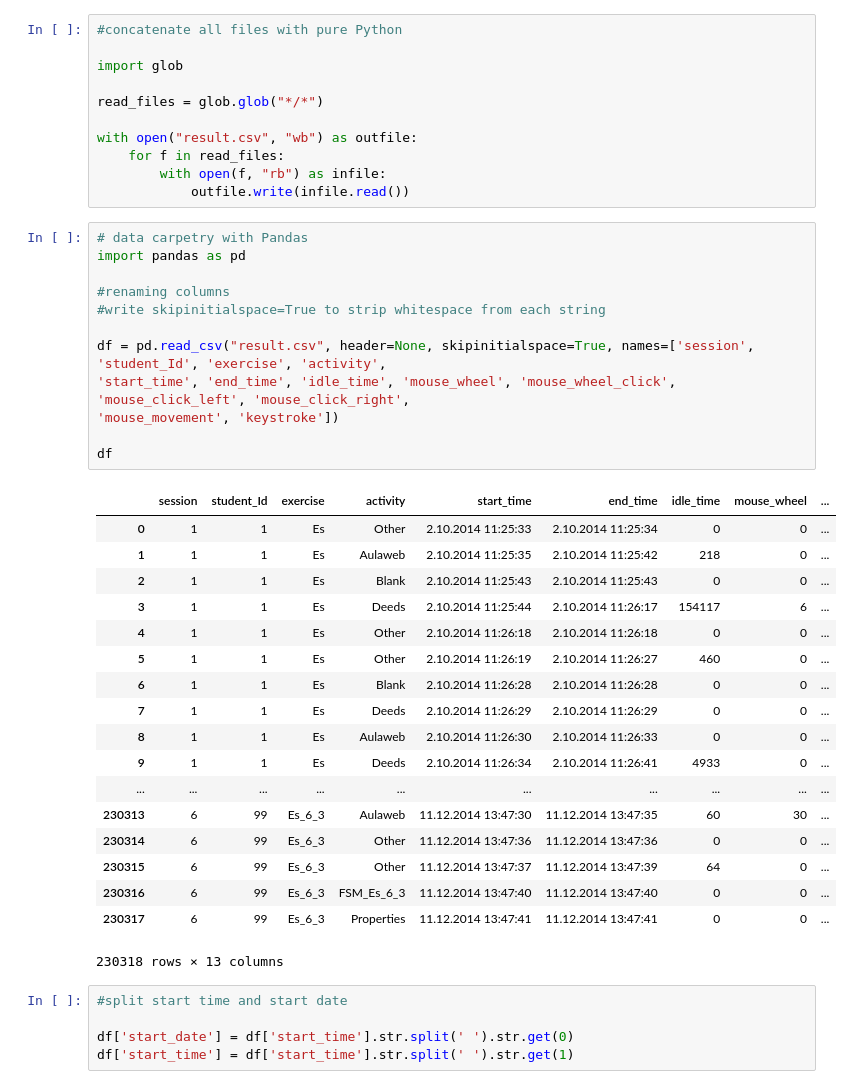
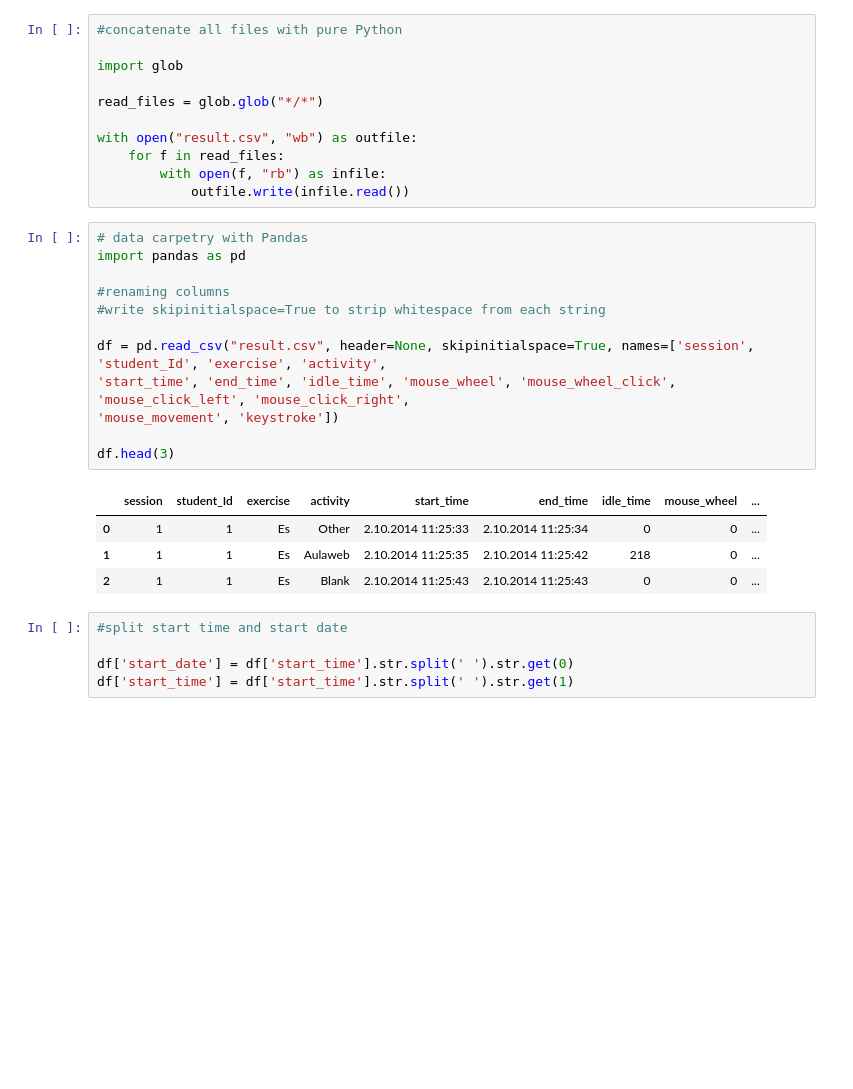
Before and after one commit to yarynam/-Pre-Project-1, a Jupyter notebook: Data_carpentry.ipynb, the cells around one changed output. Drawn from its saved outputs; the diff is of its cells as text; blank space fills up the shorter version.

```diff
--- a/Data_carpentry.ipynb
+++ b/Data_carpentry.ipynb
@@ -12,34 +12,20 @@ with open("result.csv", "wb") as outfile:
 # %%
 # data carpetry with Pandas
 import pandas as pd
 
 #renaming columns
 #write skipinitialspace=True to strip whitespace from each string
 
 df = pd.read_csv("result.csv", header=None, skipinitialspace=True, names=['session', 'student_Id', 'exercise', 'activity',
 'start_time', 'end_time', 'idle_time', 'mouse_wheel', 'mouse_wheel_click', 'mouse_click_left', 'mouse_click_right',
 'mouse_movement', 'keystroke'])
 
-df
+df.head(3)
 # %% [output]
 |  | session | student_Id | exercise | activity | start_time | end_time | idle_time | mouse_wheel | ... |
 | 0 | 1 | 1 | Es | Other | 2.10.2014 11:25:33 | 2.10.2014 11:25:34 | 0 | 0 | ... |
 | 1 | 1 | 1 | Es | Aulaweb | 2.10.2014 11:25:35 | 2.10.2014 11:25:42 | 218 | 0 | ... |
 | 2 | 1 | 1 | Es | Blank | 2.10.2014 11:25:43 | 2.10.2014 11:25:43 | 0 | 0 | ... |
-| 3 | 1 | 1 | Es | Deeds | 2.10.2014 11:25:44 | 2.10.2014 11:26:17 | 154117 | 6 | ... |
-| 4 | 1 | 1 | Es | Other | 2.10.2014 11:26:18 | 2.10.2014 11:26:18 | 0 | 0 | ... |
-| 5 | 1 | 1 | Es | Other | 2.10.2014 11:26:19 | 2.10.2014 11:26:27 | 460 | 0 | ... |
-| 6 | 1 | 1 | Es | Blank | 2.10.2014 11:26:28 | 2.10.2014 11:26:28 | 0 | 0 | ... |
-| 7 | 1 | 1 | Es | Deeds | 2.10.2014 11:26:29 | 2.10.2014 11:26:29 | 0 | 0 | ... |
-| 8 | 1 | 1 | Es | Aulaweb | 2.10.2014 11:26:30 | 2.10.2014 11:26:33 | 0 | 0 | ... |
-| 9 | 1 | 1 | Es | Deeds | 2.10.2014 11:26:34 | 2.10.2014 11:26:41 | 4933 | 0 | ... |
-| ... | ... | ... | ... | ... | ... | ... | ... | ... | ... |
-| 230313 | 6 | 99 | Es_6_3 | Aulaweb | 11.12.2014 13:47:30 | 11.12.2014 13:47:35 | 60 | 30 | ... |
-| 230314 | 6 | 99 | Es_6_3 | Other | 11.12.2014 13:47:36 | 11.12.2014 13:47:36 | 0 | 0 | ... |
-| 230315 | 6 | 99 | Es_6_3 | Other | 11.12.2014 13:47:37 | 11.12.2014 13:47:39 | 64 | 0 | ... |
-| 230316 | 6 | 99 | Es_6_3 | FSM_Es_6_3 | 11.12.2014 13:47:40 | 11.12.2014 13:47:40 | 0 | 0 | ... |
-| 230317 | 6 | 99 | Es_6_3 | Properties | 11.12.2014 13:47:41 | 11.12.2014 13:47:41 | 0 | 0 | ... |
-230318 rows × 13 columns
 # %%
 #split start time and start date
 
```
Also changed, not shown: parts of 9 cells of this notebook, 7 other files.
